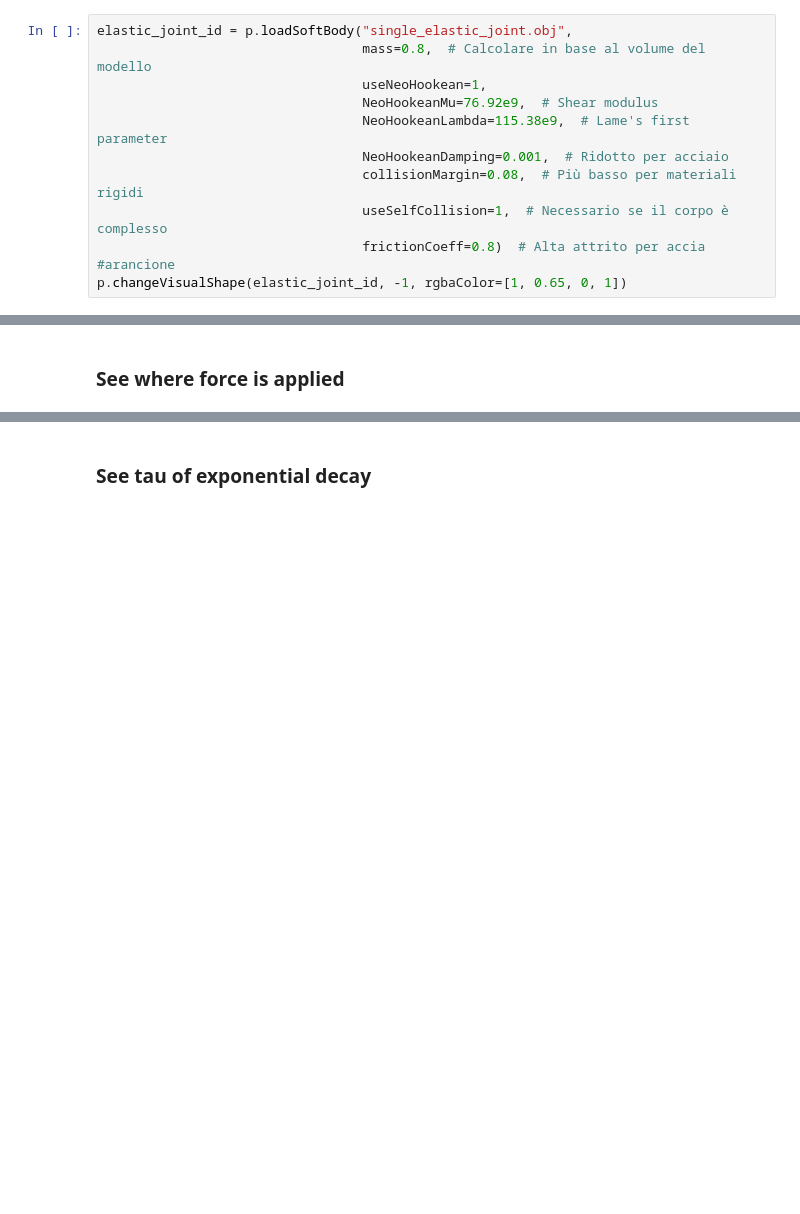
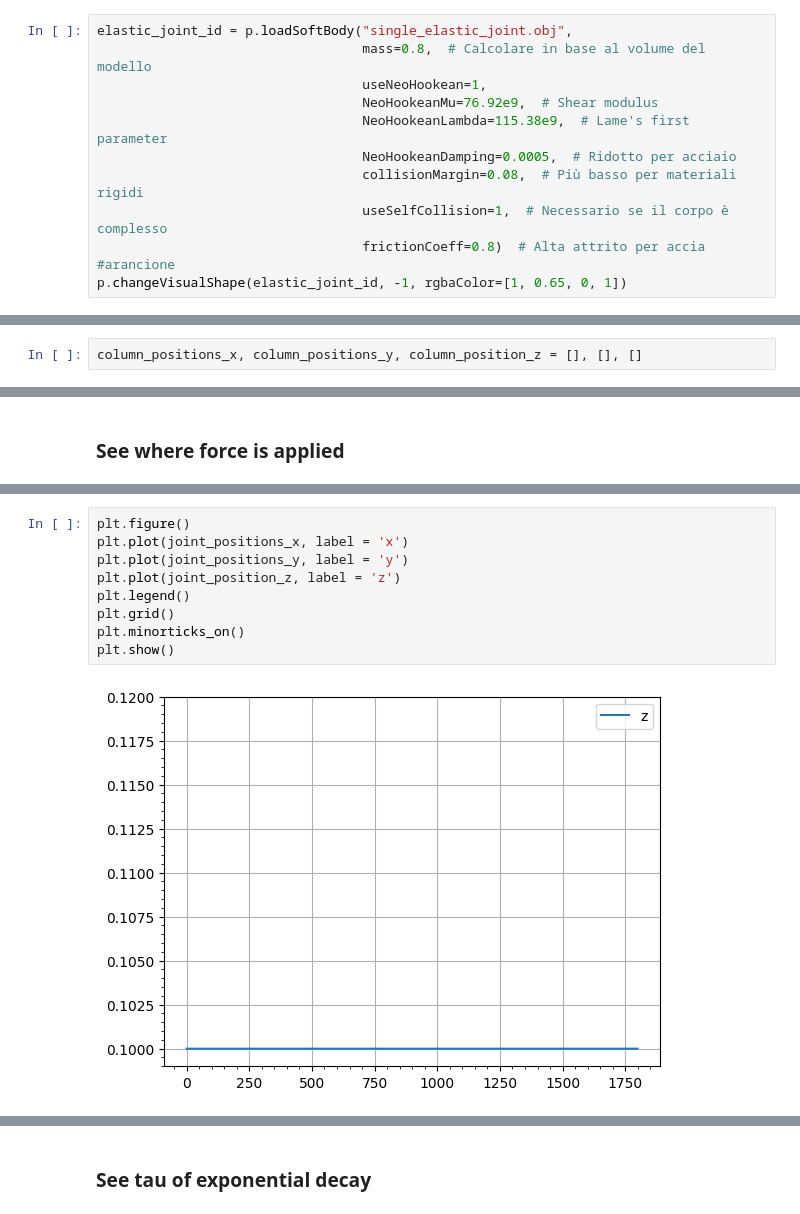
Before and after one commit to Gaianeve/Real_Mega_Fufi, a Jupyter notebook: Robot/1LegTrail/Giunto_versione_fascia_elastica/Model_video_spectrum.ipynb, the cells around one changed output, grey strips where cells are left out. Drawn from its saved outputs; the diff is of its cells as text; blank space fills up the shorter version.

```diff
--- a/Robot/1LegTrail/Giunto_versione_fascia_elastica/Model_video_spectrum.ipynb
+++ b/Robot/1LegTrail/Giunto_versione_fascia_elastica/Model_video_spectrum.ipynb
@@ -72,7 +70,7 @@ elastic_joint_id = p.loadSoftBody("single_elastic_joint.obj",
                                   useNeoHookean=1,
                                   NeoHookeanMu=76.92e9,  # Shear modulus
                                   NeoHookeanLambda=115.38e9,  # Lame's first parameter
-                                  NeoHookeanDamping=0.001,  # Ridotto per acciaio
+                                  NeoHookeanDamping=0.0005,  # Ridotto per acciaio
                                   collisionMargin=0.08,  # Più basso per materiali rigidi
                                   useSelfCollision=1,  # Necessario se il corpo è complesso
                                   frictionCoeff=0.8)  # Alta attrito per accia
@@ -168,0 +171,2 @@ WARNING:imageio_ffmpeg:IMAGEIO FFMPEG_WRITER WARNING: input image is not divisib
+# %%
+column_positions_x, column_positions_y, column_position_z = [], [], []
@@ -255,0 +290,11 @@ plt.show()
+# %%
+plt.figure()
+plt.plot(joint_positions_x, label = 'x')
+plt.plot(joint_positions_y, label = 'y')
+plt.plot(joint_position_z, label = 'z')
+plt.legend()
+plt.grid()
+plt.minorticks_on()
+plt.show()
+# %% [output]
+[figure, added]
```
Also changed, not shown: parts of 9 cells of this notebook.
